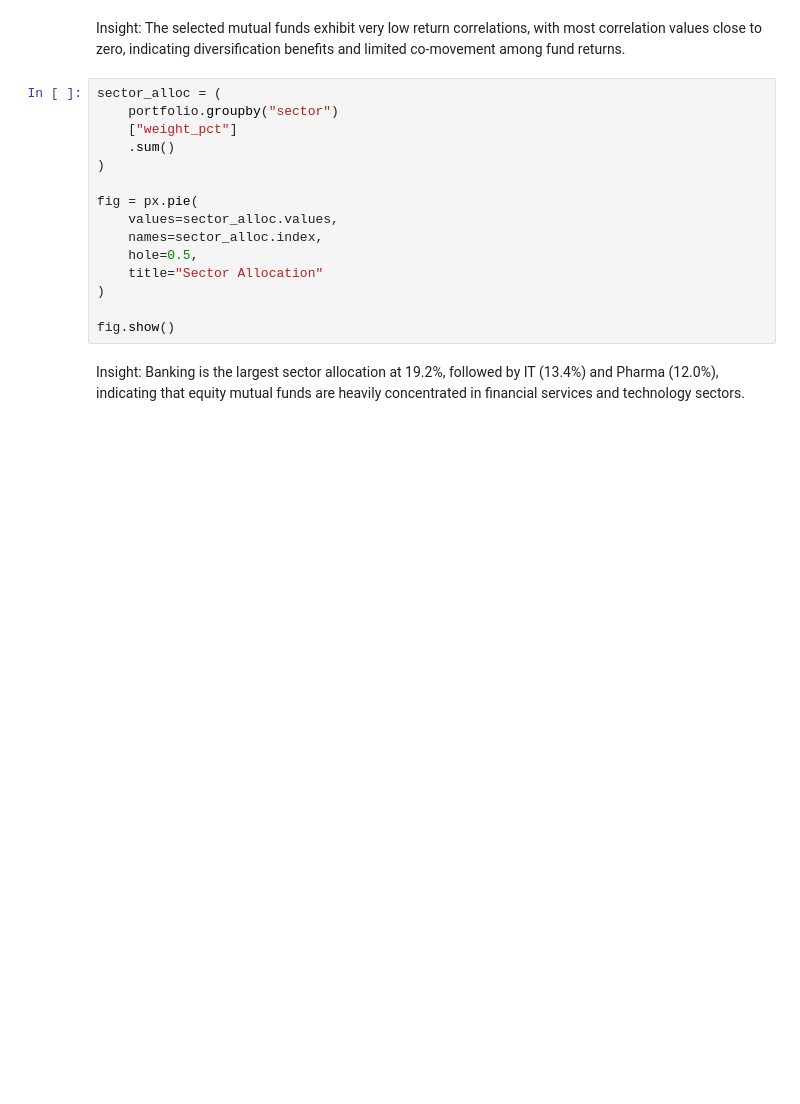
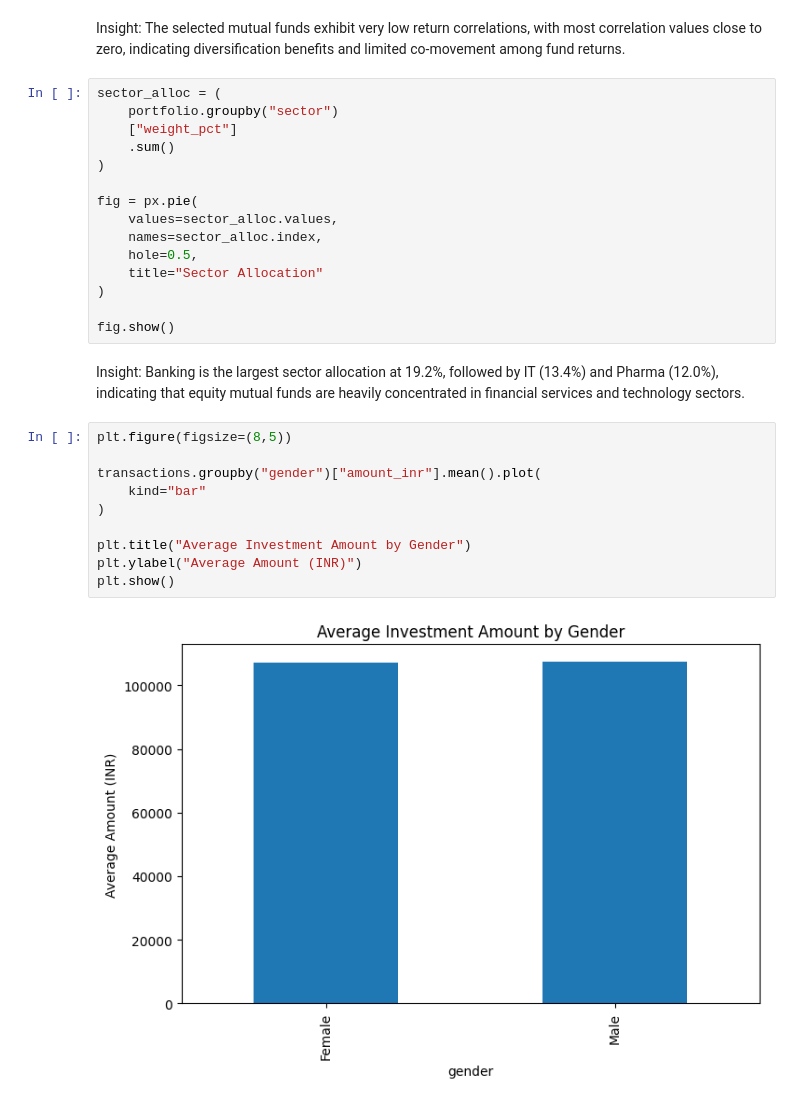
Before and after one commit to LINGUTLARANADEEP/bluestock_mf_capstone, a Jupyter notebook: notebooks/03_eda_analysis.ipynb, the cells around one changed output. Cells and saved outputs as stored; diff of their text form; blank space fills up the shorter version.

```diff
--- a/notebooks/03_eda_analysis.ipynb
+++ b/notebooks/03_eda_analysis.ipynb
@@ -291,3 +291,15 @@ fig.show()
 # %% [markdown]
 Insight:
 Banking is the largest sector allocation at 19.2%, followed by IT (13.4%) and Pharma (12.0%), indicating that equity mutual funds are heavily concentrated in financial services and technology sectors.
+# %%
+plt.figure(figsize=(8,5))
+
+transactions.groupby("gender")["amount_inr"].mean().plot(
+    kind="bar"
+)
+
+plt.title("Average Investment Amount by Gender")
+plt.ylabel("Average Amount (INR)")
+plt.show()
+# %% [output]
+[figure, added]
```
Also changed, not shown: parts of 5 cells of this notebook.
